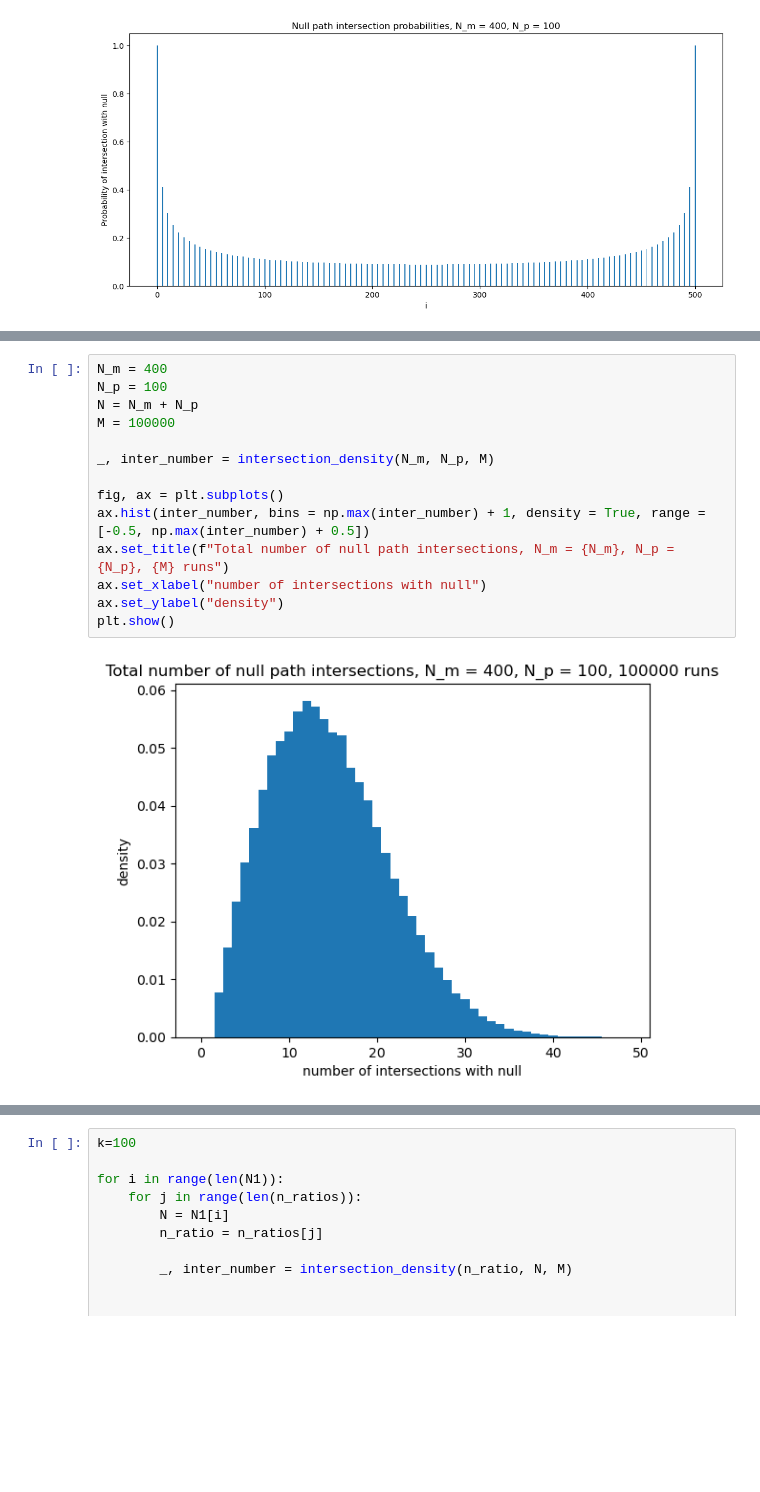
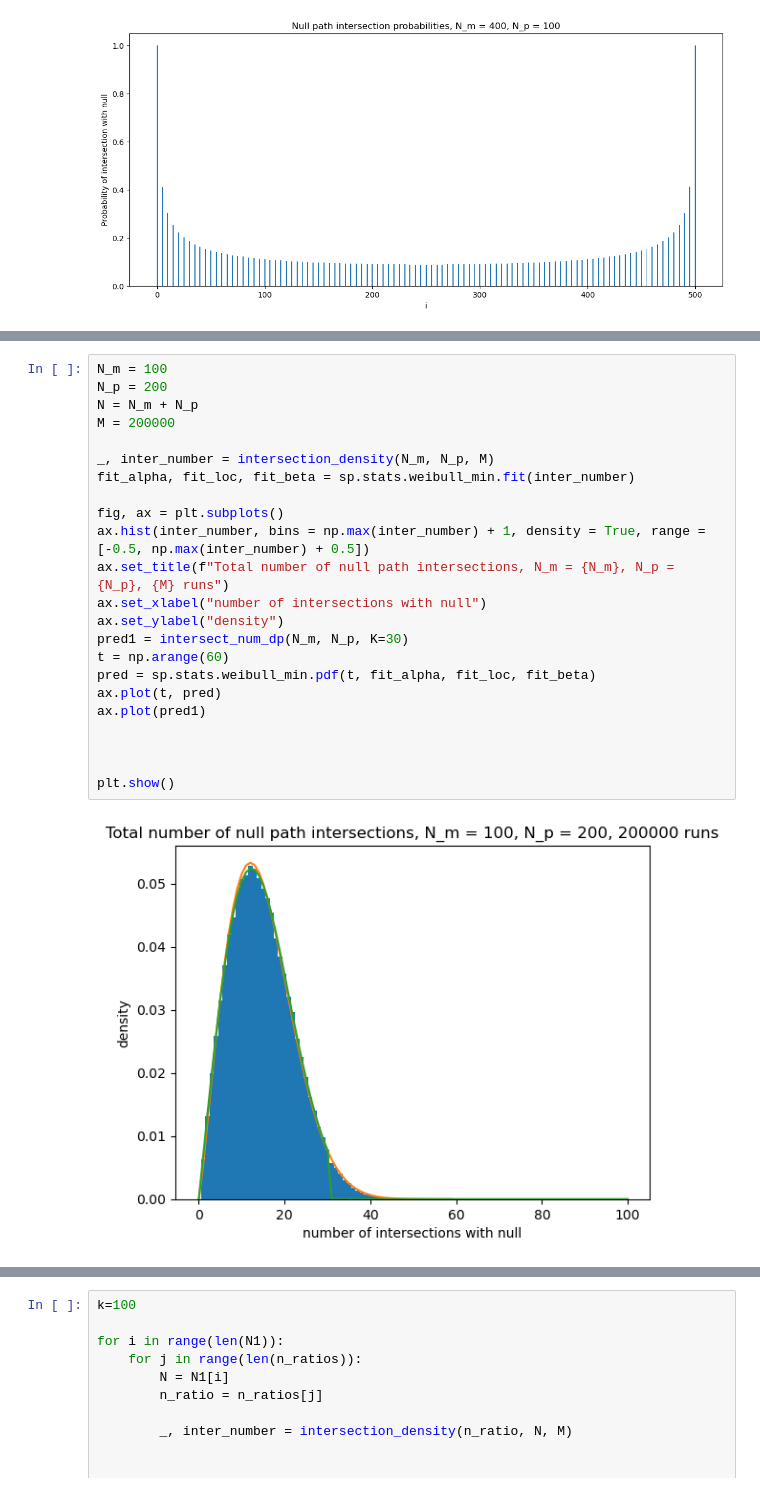
Before and after one commit to naqib-a/M4R-project, a Jupyter notebook: M4R code.ipynb, the cells around one changed output, grey strips where cells are left out. Cells and saved outputs as stored; diff of their text form; blank space fills up the shorter version.

Commit message:
testing weibull

```diff
--- a/M4R code.ipynb
+++ b/M4R code.ipynb
@@ -373,19 +373,28 @@ plt.show()
 # %%
-N_m = 400
-N_p = 100
+N_m = 100
+N_p = 200
 N = N_m + N_p
-M = 100000
+M = 200000
 
 _, inter_number = intersection_density(N_m, N_p, M)
+fit_alpha, fit_loc, fit_beta = sp.stats.weibull_min.fit(inter_number)
 
 fig, ax = plt.subplots()
 ax.hist(inter_number, bins = np.max(inter_number) + 1, density = True, range = [-0.5, np.max(inter_number) + 0.5])
 ax.set_title(f"Total number of null path intersections, N_m = {N_m}, N_p = {N_p}, {M} runs")
 ax.set_xlabel("number of intersections with null")
 ax.set_ylabel("density")
+pred1 = intersect_num_dp(N_m, N_p, K=30)
+t = np.arange(60)
+pred = sp.stats.weibull_min.pdf(t, fit_alpha, fit_loc, fit_beta)
+ax.plot(t, pred)
+ax.plot(pred1)
+
+
+
 plt.show()
 # %% [output]
-[figure, old version]
+[figure, new version]
 # %%
 inters, inter_number = [],[]
 del inters, inter_number
```
Also changed, not shown: parts of 5 cells of this notebook.
